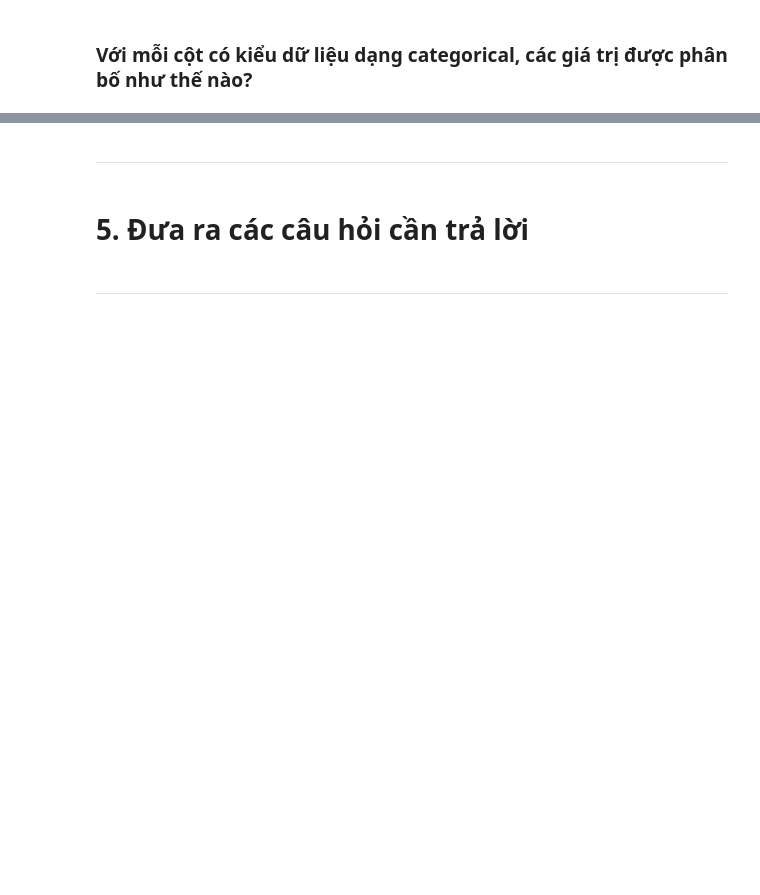
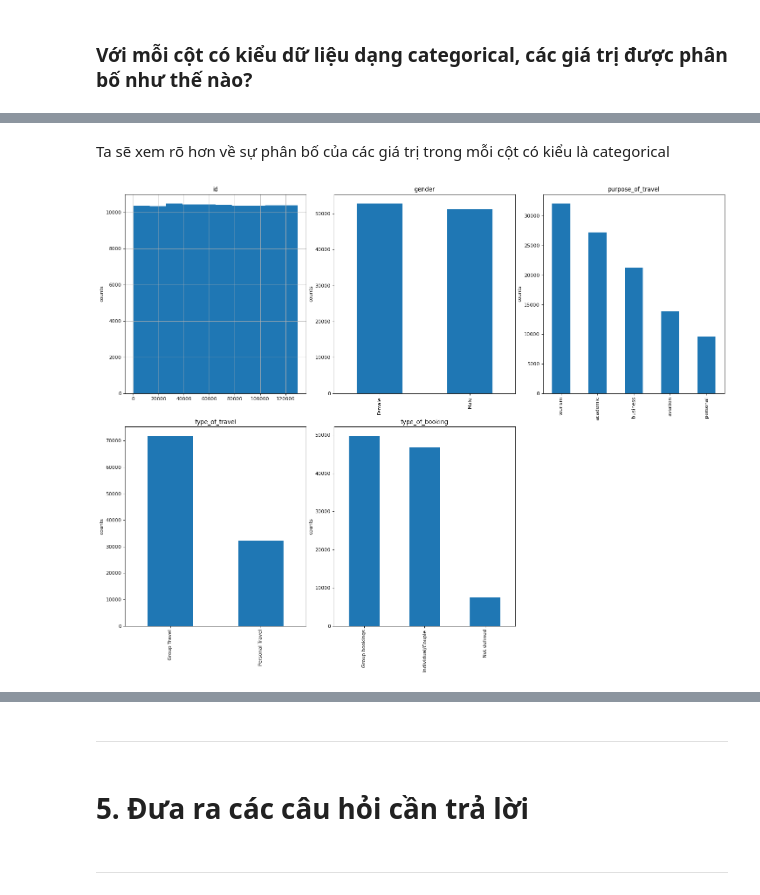
Before and after one commit to SyThuan1803/Data_Science_Proramming_FinalProject, a Jupyter notebook: final_project.ipynb, the cells around one changed output, grey strips where cells are left out. Drawn from its saved outputs; the diff is of its cells as text; code cells hidden in the pictures; blank space fills up the shorter version.

```diff
--- a/final_project.ipynb
+++ b/final_project.ipynb
@@ -64,0 +318,11 @@ Theo mô tả dữ liệu của khóa học "The Analytics Edge" và theo quan s
+# %%
+cate_col_df = ehs_df[cate_col_name]
+
+cate_col_profiles_df = cate_col_df.agg([missing_ratio, pd.Series.nunique, pd.Series.unique])
+
+cate_col_profiles_df.rename(
+    index={'nunique': 'num_diff_vals', 'unique': "diff_vals"},
+    inplace=True
+)
+
+cate_col_profiles_df
@@ -64,0 +334,6 @@ Theo mô tả dữ liệu của khóa học "The Analytics Edge" và theo quan s
+# %% [markdown]
+Ta sẽ xem rõ hơn về sự phân bố của các giá trị trong mỗi cột có kiểu là categorical
+# %%
+plot_hist_cols(cate_col_df, 3)
+# %% [output]
+[figure, added]
```
Also changed, not shown: parts of 41 cells of this notebook.
